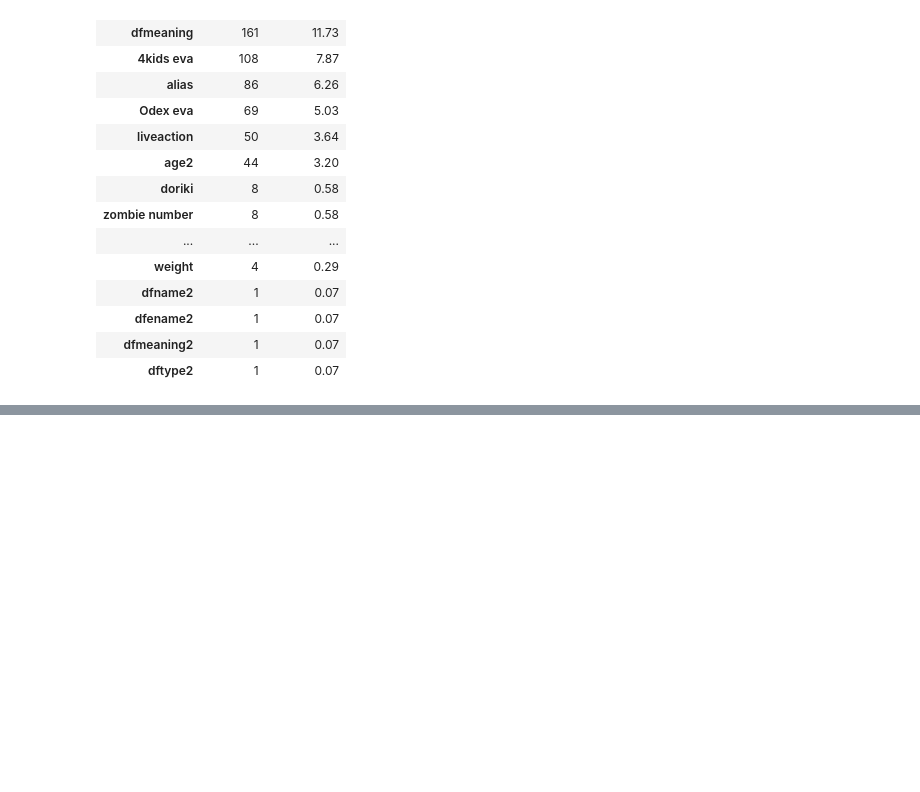
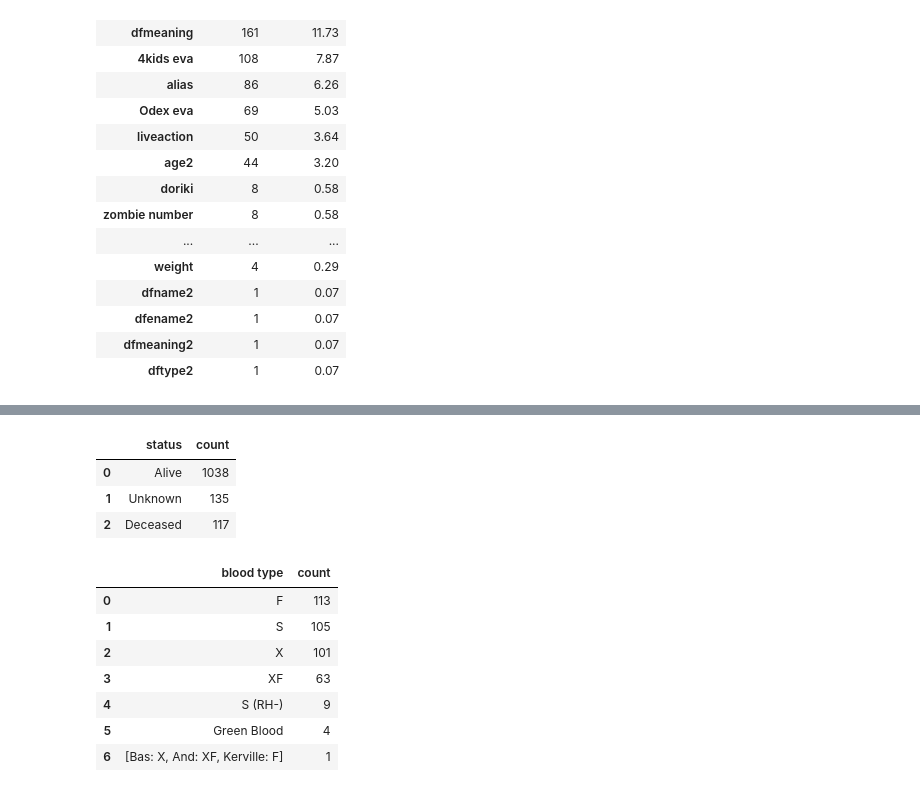
Before and after one commit to ismailsunni/onepieceofdata, a Jupyter notebook: notebooks/explore_character_clean.ipynb, the cells around one changed output, grey strips where cells are left out. Drawn from its saved outputs; the diff is of its cells as text; code cells hidden in the pictures; blank space fills up the shorter version.

```diff
--- a/notebooks/explore_character_clean.ipynb
+++ b/notebooks/explore_character_clean.ipynb
@@ -88,0 +241,4 @@ display(HTML(second_part.to_html()))
+# %%
+df['height'][0]
+df['true_height'] = df['height'].apply(get_height)
+print(df[['ename', 'true_height']].sort_values('true_height', ascending=False).head(20))
@@ -88,0 +309,5 @@ display(HTML(second_part.to_html()))
+# %%
+df['region'] = df['origin'].apply(get_region)
+pd.set_option('display.float_format', lambda x: '{:,.0f}'.format(x))
+result = df.groupby('region')['true_bounty'].sum()
+print(result.sort_values(ascending=False))
@@ -88,0 +354,22 @@ display(HTML(second_part.to_html()))
+# %%
+def get_generic_df_type(df_type):
+    try:
+        df_types = ['Paramecia', 'Zoan', 'Logia']
+        if not df_type:
+            return None
+        if isinstance(df_type, list):
+            return df_type
+        for r in df_types:
+            if r in df_type:
+                return r
+        return df_type
+    except:
+        return df_type
+# %%
+df['generic_df_type'] = df['dftype'].apply(get_generic_df_type)
+count_per_value = df['generic_df_type'].value_counts().reset_index()
+
+# Rename the columns for clarity
+count_per_value.columns = ['DF Type', 'count']
+
+display(HTML(count_per_value.to_html()))
@@ -88,0 +383,18 @@ display(HTML(second_part.to_html()))
+# %%
+df['status'].value_counts().reset_index()
+# %% [output]
+|  | status | count |
+| 0 | Alive | 1038 |
+| 1 | Unknown | 135 |
+| 2 | Deceased | 117 |
+# %%
+df['blood type'].value_counts().reset_index()
+# %% [output]
+|  | blood type | count |
+| 0 | F | 113 |
+| 1 | S | 105 |
+| 2 | X | 101 |
+| 3 | XF | 63 |
+| 4 | S (RH-) | 9 |
+| 5 | Green Blood | 4 |
+| 6 | [Bas: X, And: XF, Kerville: F] | 1 |
```
Also changed, not shown: parts of 16 cells of this notebook.
